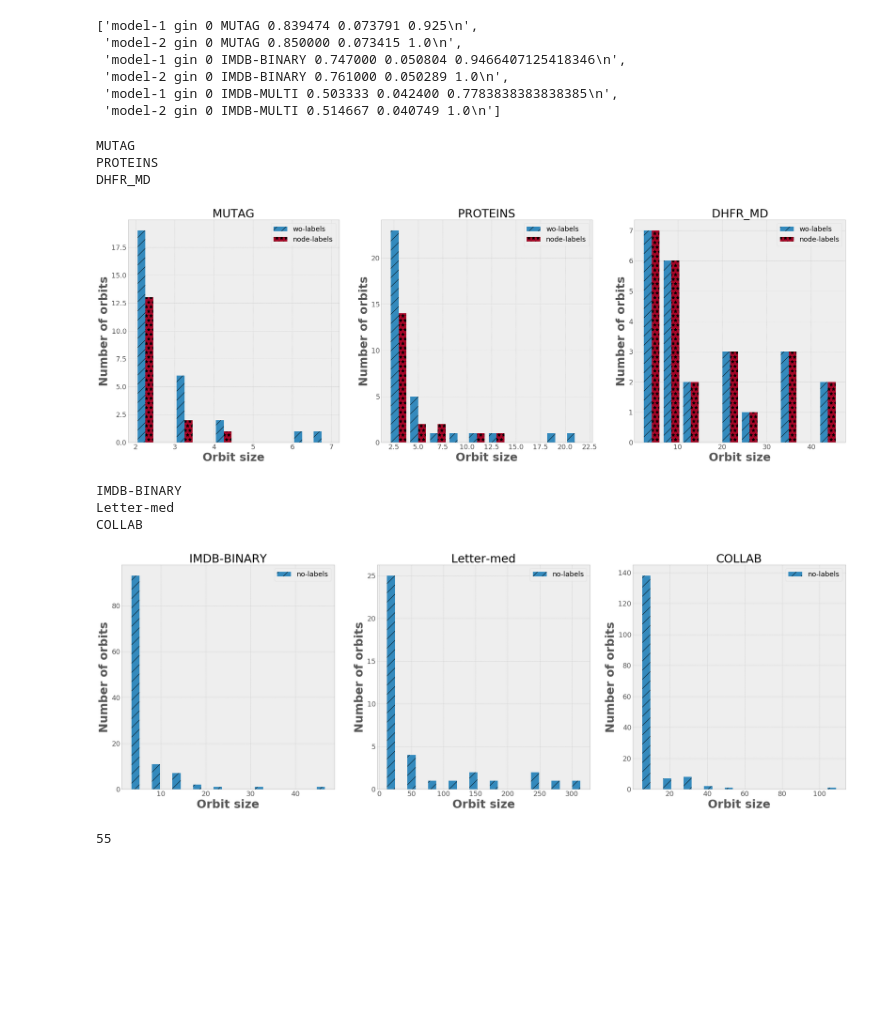
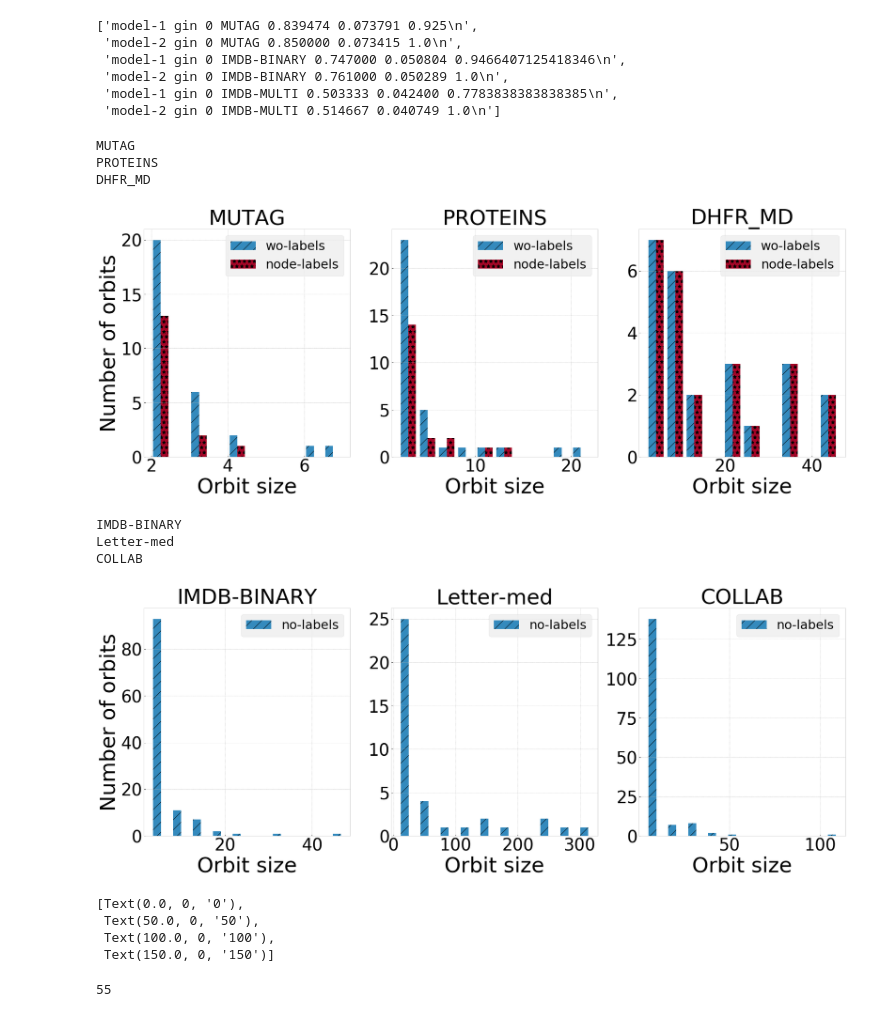
Before and after one commit to nd7141/iso_bias, a Jupyter notebook: analysis.ipynb, the cells around one changed output. Cells and saved outputs as stored; diff of their text form; code cells hidden in the pictures; blank space fills up the shorter version.

```diff
--- a/analysis.ipynb
+++ b/analysis.ipynb
@@ -314,9 +368,13 @@ Tox21_ER_LBD [1]
 Tox21_ATAD5 [1]
 Tox21_AR [1]
 REDDIT-MULTI-12K [2]
+# %%
+dir1 = 'nauty_results/results_no_labels/'
+dir2 = 'nauty_results/results_node_labels/'
 # %%
 d = 'MUTAG'
-indir = dir1
+indir = dir2
+print('Dataset Size NumOrbits I Iprop IP MisMatched')
 for d in ds:
     graph_fns = list(filter(lambda x: x.endswith('.adj'), os.listdir(f'datasets/data_adj/{d}_adj/')))
     try:
@@ -349,8 +407,8 @@ for d in ds:
     if orbits is not None:
         o = sum(orbits)
         N = len(graph_fns)
-        iso_cov = o/N
-        iso_pairs = num_pairs(orbits)/(N*(N-1)/2)
-        mismatched_cov = sum(mismatched_sizes)/N
-        print(f"{d} {N} {o} {iso_cov:.4f} {iso_pairs:.4f} {mismatched_cov:.4f}")
+        iso_cov = o/N*100
+        iso_pairs = num_pairs(orbits)/(N*(N-1)/2)*100
+        mismatched_cov = sum(mismatched_sizes)/N*100
+        print(f"{d} {N} {len(orbits)+1} {o} {iso_cov:.2f} {iso_pairs:.2f} {mismatched_cov:.2f}")
 # %% [output]
@@ -509,9 +567,20 @@ lines = lines[-10:-4]
  'model-2 gin 0 IMDB-BINARY 0.761000 0.050289 1.0\n',
  'model-1 gin 0 IMDB-MULTI 0.503333 0.042400 0.7783838383838385\n',
  'model-2 gin 0 IMDB-MULTI 0.514667 0.040749 1.0\n']
+# %%
+dir1 = 'nauty_results/results_no_labels/'
+dir2 = 'nauty_results/results_node_labels/'
+# %%
+plt.rcParams['font.size'] = 500
+plt.rcParams['axes.labelsize'] = 50
+# plt.rcParams['axes.labelweight'] = 'bold'
+plt.rcParams['xtick.labelsize'] = 40
+plt.rcParams['ytick.labelsize'] = 40
+plt.rcParams['legend.fontsize'] = 30
+plt.rcParams['axes.titlesize'] = 50
 # %%
-dir1 = 'results_no_labels/'
-dir2 = 'results_node_labels/'
+# dir1 = 'results_no_labels/'
+# dir2 = 'results_node_labels/'
 fns = list(filter(lambda x: x.endswith('.txt'), os.listdir(dir1 + 'orbits')))
 N = len(fns)
 N = 3
@@ -519,38 +588,40 @@ fig, axes = plt.subplots(nrows=N//3, ncols=3, figsize=(30, 10))
 
 
 for i, dataset in enumerate(['MUTAG', 'PROTEINS', 'DHFR_MD']):
     orbits1 = get_orbits(dir1 + f'orbits/{dataset}_orbits.txt')
     try:
         orbits2 = get_orbits(dir2 + f'orbits/{dataset}_orbits.txt')
     except FileNotFoundError:
         orbits2 = None
     print(dataset)
 #     ax = axes[i//3][i%3]
     ax = axes[i%3]
     ax.set_title(dataset)
 
     if orbits2 is not None:
         n, bins, patches = ax.hist([orbits1, orbits2], label=['wo-labels', 'node-labels'])
         hatches = ['/', '*'] # https://stackoverflow.com/a/40293705/2069858
         for patch_set, hatch in zip(patches, hatches):
             plt.setp(patch_set, hatch=hatch)
     else:
         ax.hist([orbits1], label=['no-labels'], rwidth=.4)
     ax.legend(loc='upper right')
     ax.set_xlabel("Orbit size")
-    ax.set_ylabel("Number of orbits")
+    if i == 0:
+        ax.set_ylabel("Number of orbits")
+    ax.set_facecolor('w')
 #     if i > 5:
 #         break
 plt.savefig('w_node_labels.pdf', bbox_inches='tight')
 plt.show()
 # %% [output]
 MUTAG
 PROTEINS
 DHFR_MD
-[figure, old version]
+[figure, new version]
 # %%
-dir1 = 'results_no_labels/'
-dir2 = 'results_node_labels/'
+# dir1 = 'results_no_labels/'
+# dir2 = 'results_node_labels/'
 fns = list(filter(lambda x: x.endswith('.txt'), os.listdir(dir1 + 'orbits')))
 N = len(fns)
 N = 3
@@ -576,16 +647,26 @@ for i, dataset in enumerate(['IMDB-BINARY', 'Letter-med', 'COLLAB']):
         ax.hist([orbits1], label=['no-labels'], rwidth=.4, hatch='/')
     ax.legend(loc='upper right')
     ax.set_xlabel("Orbit size")
-    ax.set_ylabel("Number of orbits")
+    if i == 0:
+        ax.set_ylabel("Number of orbits")
+    ax.set_facecolor('w')
 #     if i > 5:
 #         break
+# plt.subplots_adjust(wspace = .41)
 plt.savefig('wo_node_labels.pdf', bbox_inches='tight')
 plt.show()
 # %% [output]
 IMDB-BINARY
 Letter-med
 COLLAB
-[figure, old version]
+[figure, new version]
+# %%
+list(ax.get_xticklabels())
+# %% [output]
+[Text(0.0, 0, '0'),
+ Text(50.0, 0, '50'),
+ Text(100.0, 0, '100'),
+ Text(150.0, 0, '150')]
 # %%
 q = [
         'FIRSTMM_DB',
```
Also changed, not shown: parts of 10 cells of this notebook, 2 other files.
